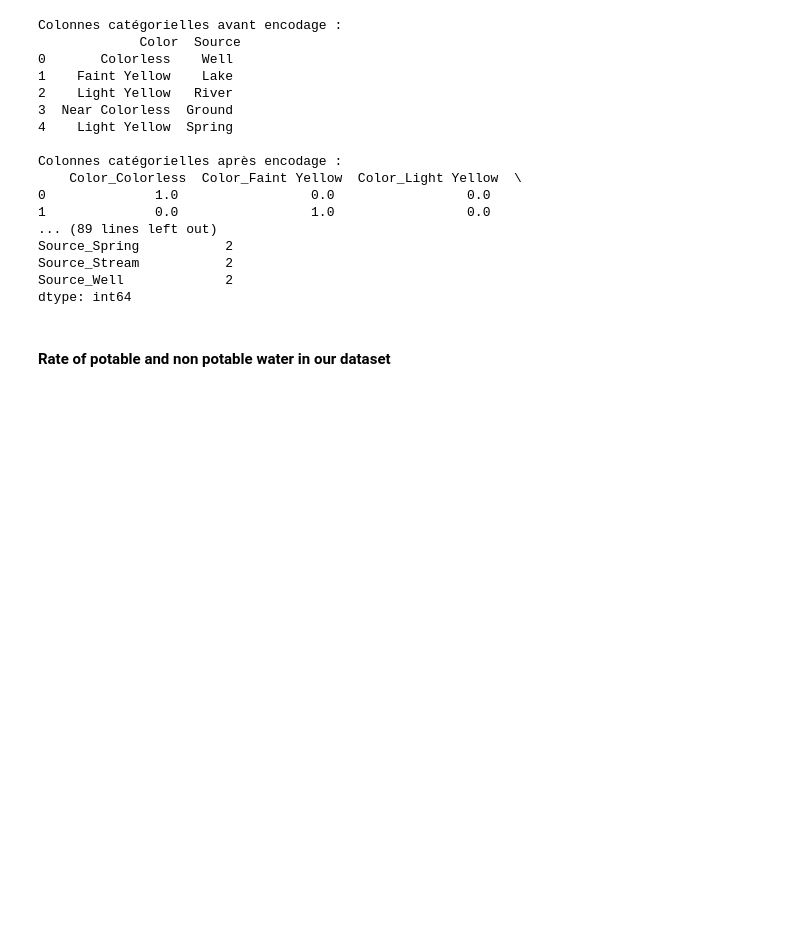
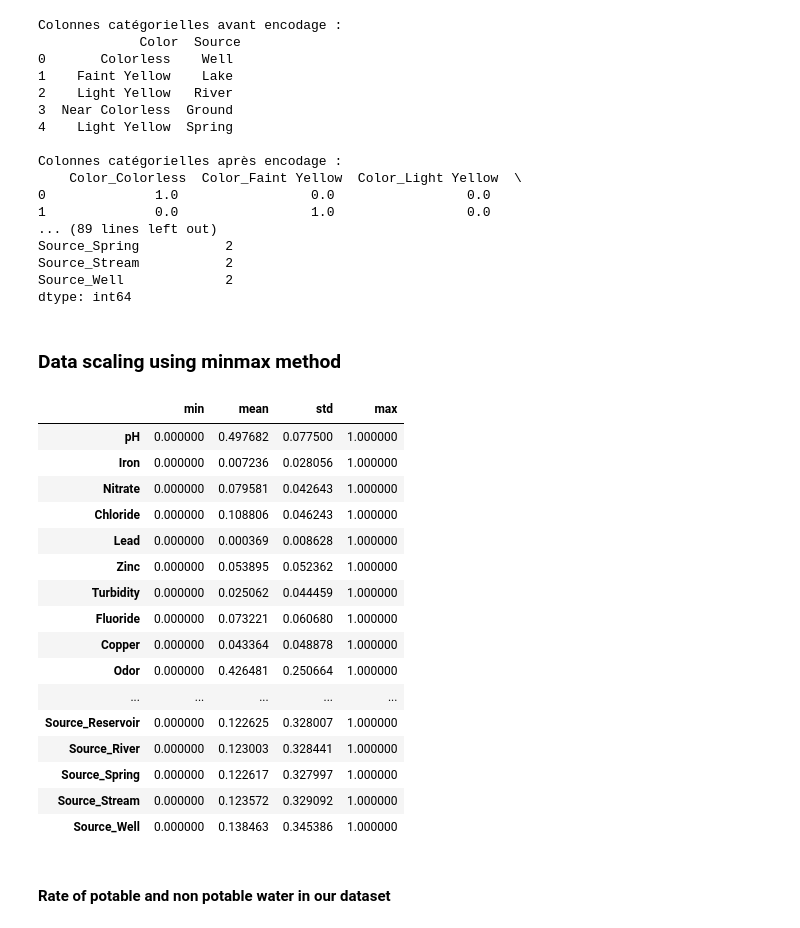
Before and after one commit to manonb42/water-potability, a Jupyter notebook: Code.ipynb, the cells around one changed output. Saved outputs shown, nothing was run; the diff lists cells and outputs as text; code cells hidden in the pictures; blank space fills up the shorter version.

```diff
--- a/Code.ipynb
+++ b/Code.ipynb
@@ -154,6 +154,32 @@ Source_Spring           2
 Source_Stream           2
 Source_Well             2
 dtype: int64
+# %% [markdown]
+### Data scaling using minmax method
+# %%
+#mise à l'échelle des données
+
+scaler = MinMaxScaler(feature_range=(0, 1))
+data = pd.DataFrame(scaler.fit_transform(data), columns = data.columns)
+data.describe().loc[['min', 'mean', 'std', 'max']].T.style.background_gradient(axis=1)
+# %% [output]
+|  | min | mean | std | max |
+| pH | 0.000000 | 0.497682 | 0.077500 | 1.000000 |
+| Iron | 0.000000 | 0.007236 | 0.028056 | 1.000000 |
+| Nitrate | 0.000000 | 0.079581 | 0.042643 | 1.000000 |
+| Chloride | 0.000000 | 0.108806 | 0.046243 | 1.000000 |
+| Lead | 0.000000 | 0.000369 | 0.008628 | 1.000000 |
+| Zinc | 0.000000 | 0.053895 | 0.052362 | 1.000000 |
+| Turbidity | 0.000000 | 0.025062 | 0.044459 | 1.000000 |
+| Fluoride | 0.000000 | 0.073221 | 0.060680 | 1.000000 |
+| Copper | 0.000000 | 0.043364 | 0.048878 | 1.000000 |
+| Odor | 0.000000 | 0.426481 | 0.250664 | 1.000000 |
+| ... | ... | ... | ... | ... |
+| Source_Reservoir | 0.000000 | 0.122625 | 0.328007 | 1.000000 |
+| Source_River | 0.000000 | 0.123003 | 0.328441 | 1.000000 |
+| Source_Spring | 0.000000 | 0.122617 | 0.327997 | 1.000000 |
+| Source_Stream | 0.000000 | 0.123572 | 0.329092 | 1.000000 |
+| Source_Well | 0.000000 | 0.138463 | 0.345386 | 1.000000 |
 # %% [markdown]
 #### Rate of potable and non potable water in our dataset
 # %%
```
Also changed, not shown: parts of 17 cells of this notebook.
